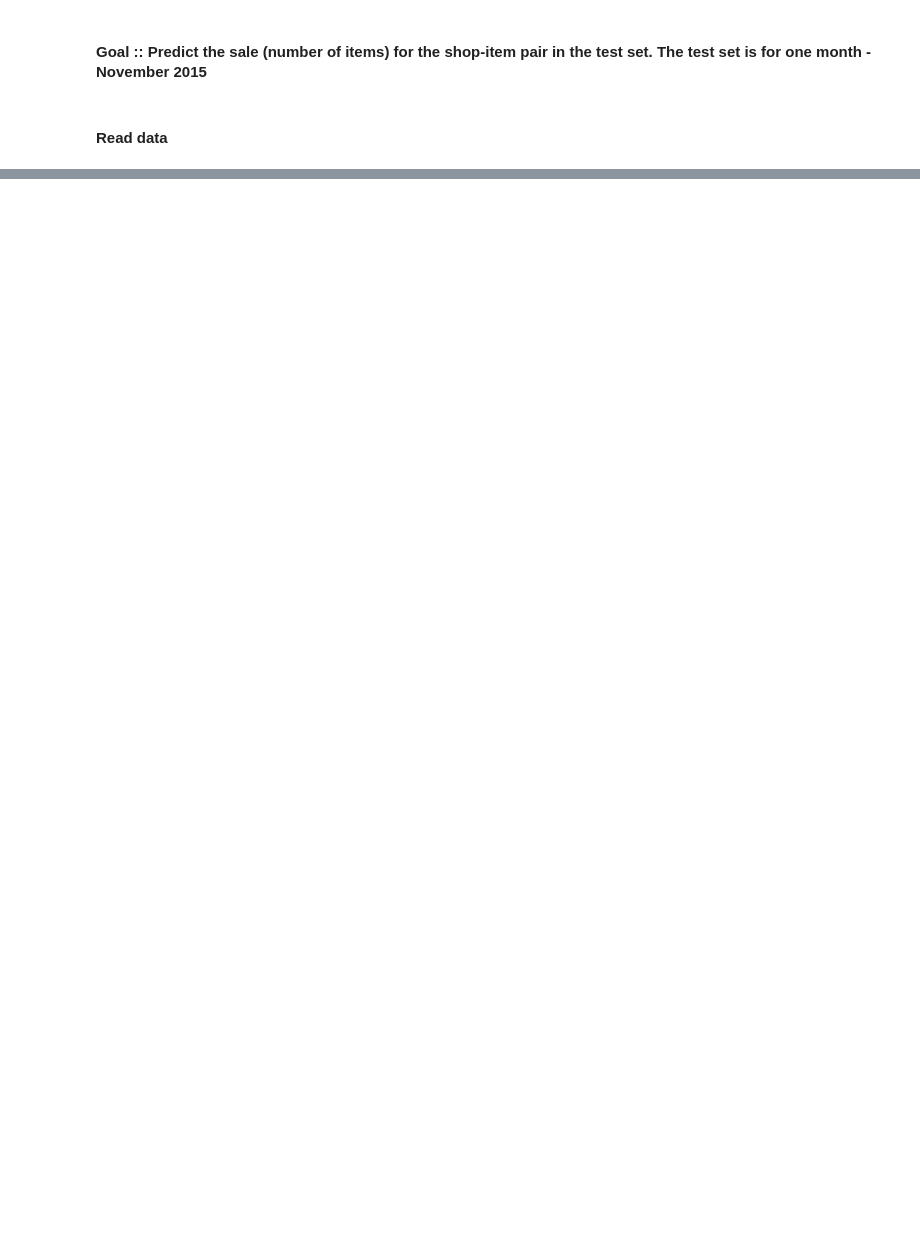
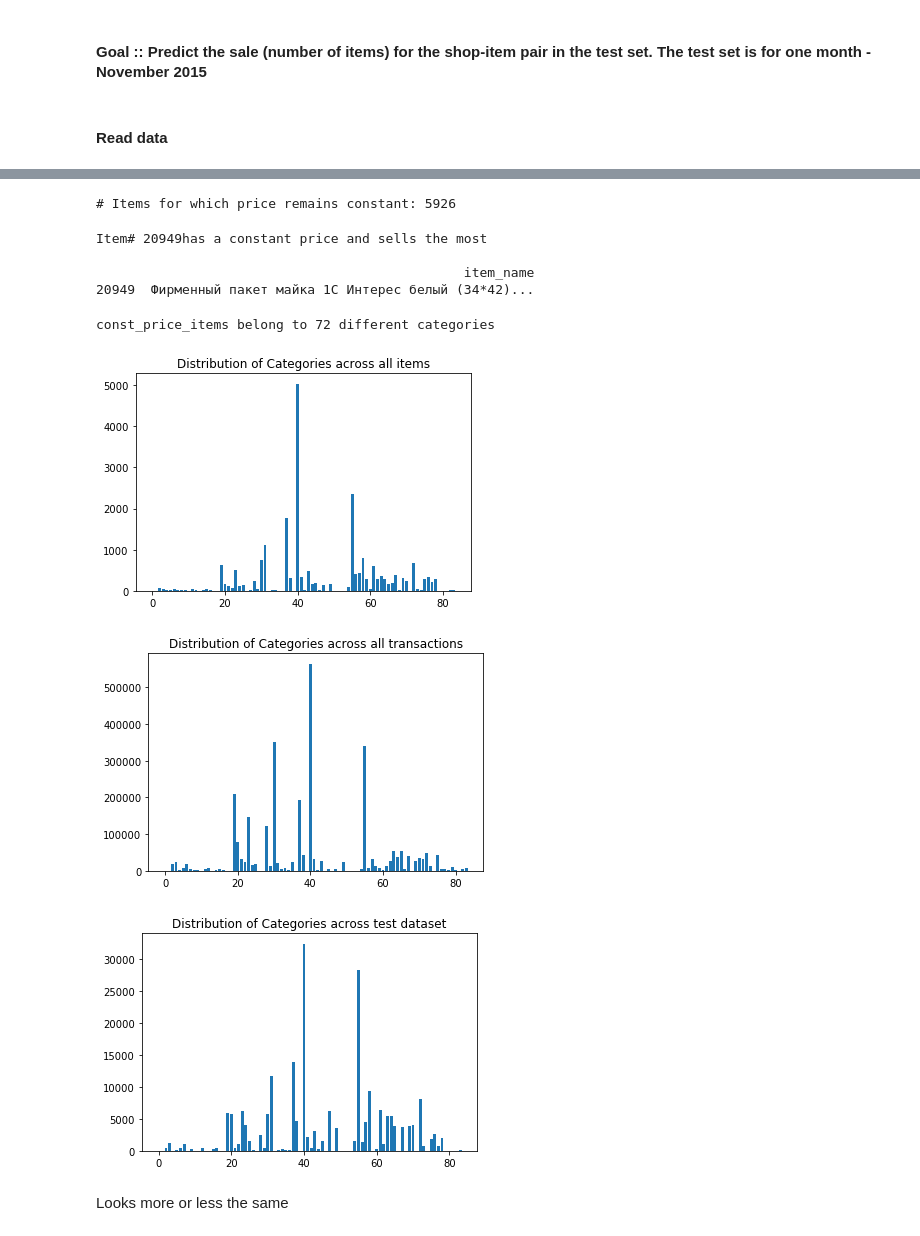
Before and after one commit to purnendu23/predict-future-sales, a Jupyter notebook: predict_future_sales.ipynb, the cells around one changed output, grey strips where cells are left out. Cells and saved outputs as stored; diff of their text form; code cells hidden in the pictures; blank space fills up the shorter version.

```diff
--- a/predict_future_sales.ipynb
+++ b/predict_future_sales.ipynb
@@ -124,0 +20,3 @@ plt.hist(transactions[transactions.item_price < 5000].item_price)
+# %%
+test_mod = pd.merge(test, items[['item_id', 'item_category_id']], on='item_id', how='inner')
+test_mod.head(2)
@@ -124,0 +88,9 @@ plt.hist(transactions[transactions.item_price < 5000].item_price)
+# %%
+print("Number of objects with item_price lt zero: {}".format(len(transactions[transactions.item_price < 0])))
+
+# Drop the rows with price lt zero. ther is only one.
+transactions = transactions[transactions.item_price > 0]
+
+# Merging to get category_id in the transaction df
+transactions = pd.merge(transactions, items[['item_id', 'item_category_id']], on='item_id', how='inner')
+transactions.head(2)
@@ -124,0 +102,51 @@ plt.hist(transactions[transactions.item_price < 5000].item_price)
+# %%
+# Number of items for which prices remain constant throughout
+num_const_price_items = sum(transactions.groupby('item_id').item_price.nunique() == 1)
+print("# Items for which price remains constant: {}".format(num_const_price_items))
+
+# Items for which prices remain constant throughout
+const_price_items = np.where(transactions.groupby('item_id').item_price.nunique() == 1)[0]
+# %% [output]
+# Items for which price remains constant: 5926
+# %%
+i_id = transactions[transactions.item_id.isin(const_price_items)].groupby(["item_id"]).item_cnt_day.sum().argmax()
+
+print("Item# {0}has a constant price and sells the most\n".format(i_id))
+iname = str(items[items.item_id == i_id][["item_name"]])
+print(iname)
+# %% [output]
+Item# 20949has a constant price and sells the most
+
+                                               item_name
+20949  Фирменный пакет майка 1С Интерес белый (34*42)...
+# %%
+print("const_price_items belong to {} different categories".format(items[items.item_id.isin(const_price_items)].item_category_id.nunique()))
+# %% [output]
+const_price_items belong to 72 different categories
+# %%
+%matplotlib inline
+
+unique_categories, count = np.unique(items.item_category_id, return_counts=True)
+ax = plt.subplot()
+ax.bar(unique_categories, count)
+plt.title( "Distribution of Categories across all items")
+plt.show()
+
+unique_categories_trans, count_trans = np.unique(transactions.item_category_id, return_counts=True)
+ax = plt.subplot()
+ax.bar(unique_categories_trans, count_trans)
+plt.title("Distribution of Categories across all transactions")
+plt.show()
+
+
+unique_categories_test, count_test = np.unique(test_mod.item_category_id, return_counts=True)
+ax = plt.subplot()
+ax.bar(unique_categories_test, count_test)
+plt.title("Distribution of Categories across test dataset")
+plt.show()
+# %% [output]
+[figure, added]
+[figure, added]
+[figure, added]
+# %% [markdown]
+Looks more or less the same
```
Also changed, not shown: parts of 19 cells of this notebook, 1 other file.
